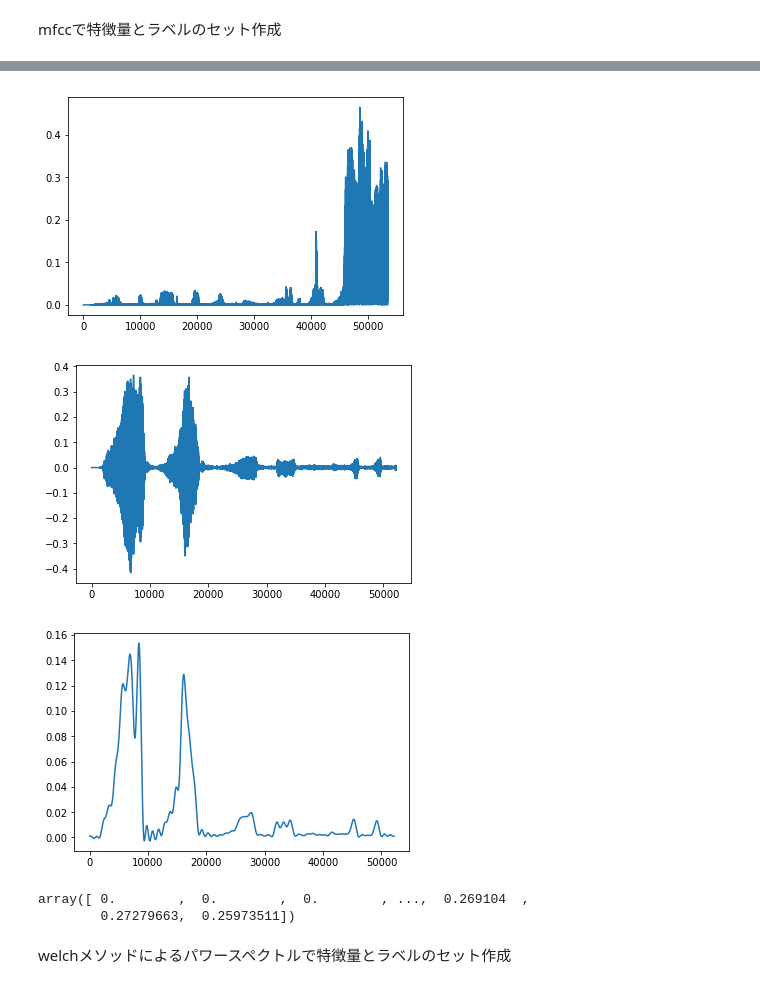
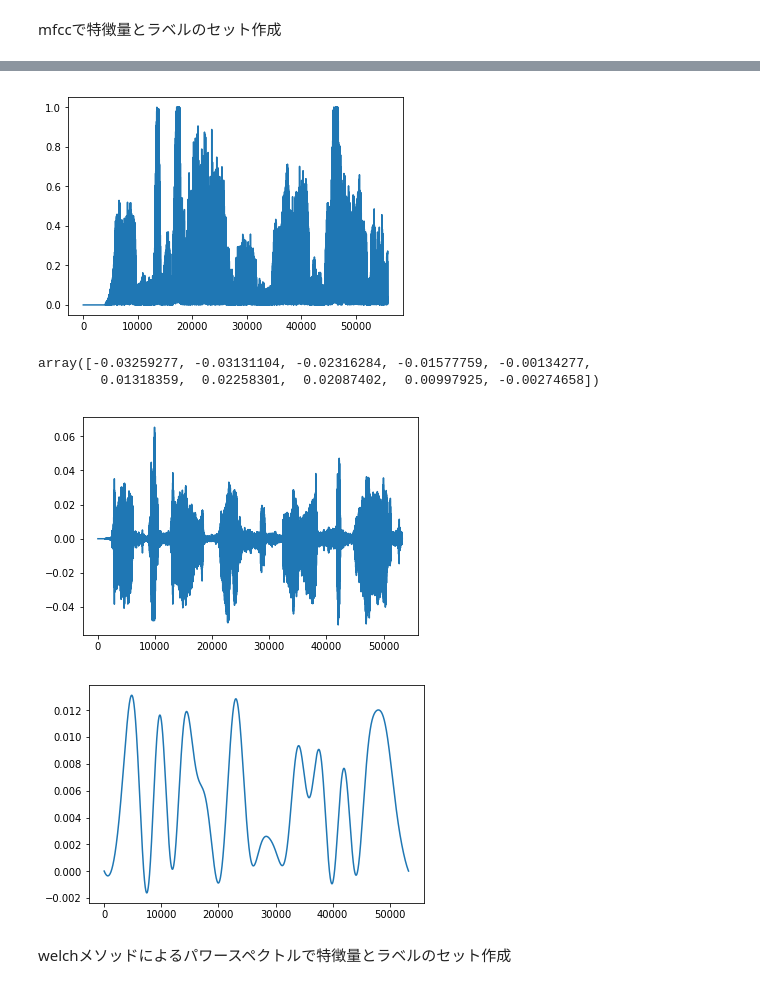
Before and after one commit to kacky24/baby_cry_cause_estimation, a Jupyter notebook: voice_classification.ipynb, the cells around one changed output, grey strips where cells are left out. Saved outputs shown, nothing was run; the diff lists cells and outputs as text; code cells hidden in the pictures.

```diff
--- a/voice_classification.ipynb
+++ b/voice_classification.ipynb
@@ -107,26 +106,26 @@ y = np.array(y)
 # %%
-plt.plot(np.abs(x_seq[2]))
+plt.plot(np.abs(x_seq[0]))
 #plt.xlim(21000, 21100)
 plt.show()
 # %% [output]
-[figure, old version]
+[figure, new version]
+# %%
+x_seq[1][9900:9910]
+# %% [output]
+array([-0.03259277, -0.03131104, -0.02316284, -0.01577759, -0.00134277,
+        0.01318359,  0.02258301,  0.02087402,  0.00997925, -0.00274658])
 # %%
-plt.plot(x_seq[4])
+plt.plot(x_seq[3])
 #plt.xlim(21000, 21100)
 plt.show()
 # %% [output]
-[figure, old version]
+[figure, new version]
 # %%
-plt.plot(smoothing(np.abs(x_seq[4])))
+plt.plot(smoothing(np.abs(x_seq[3])))
 #plt.xlim(21000, 23100)
 plt.show()
 # %% [output]
-[figure, old version]
+[figure, new version]
-# %%
-np.abs(x_seq[1])
-# %% [output]
-array([ 0.        ,  0.        ,  0.        , ...,  0.269104  ,
-        0.27279663,  0.25973511])
 # %% [markdown]
 welchメソッドによるパワースペクトルで特徴量とラベルのセット作成
 # %%
```
Also changed, not shown: parts of 4 cells of this notebook.
